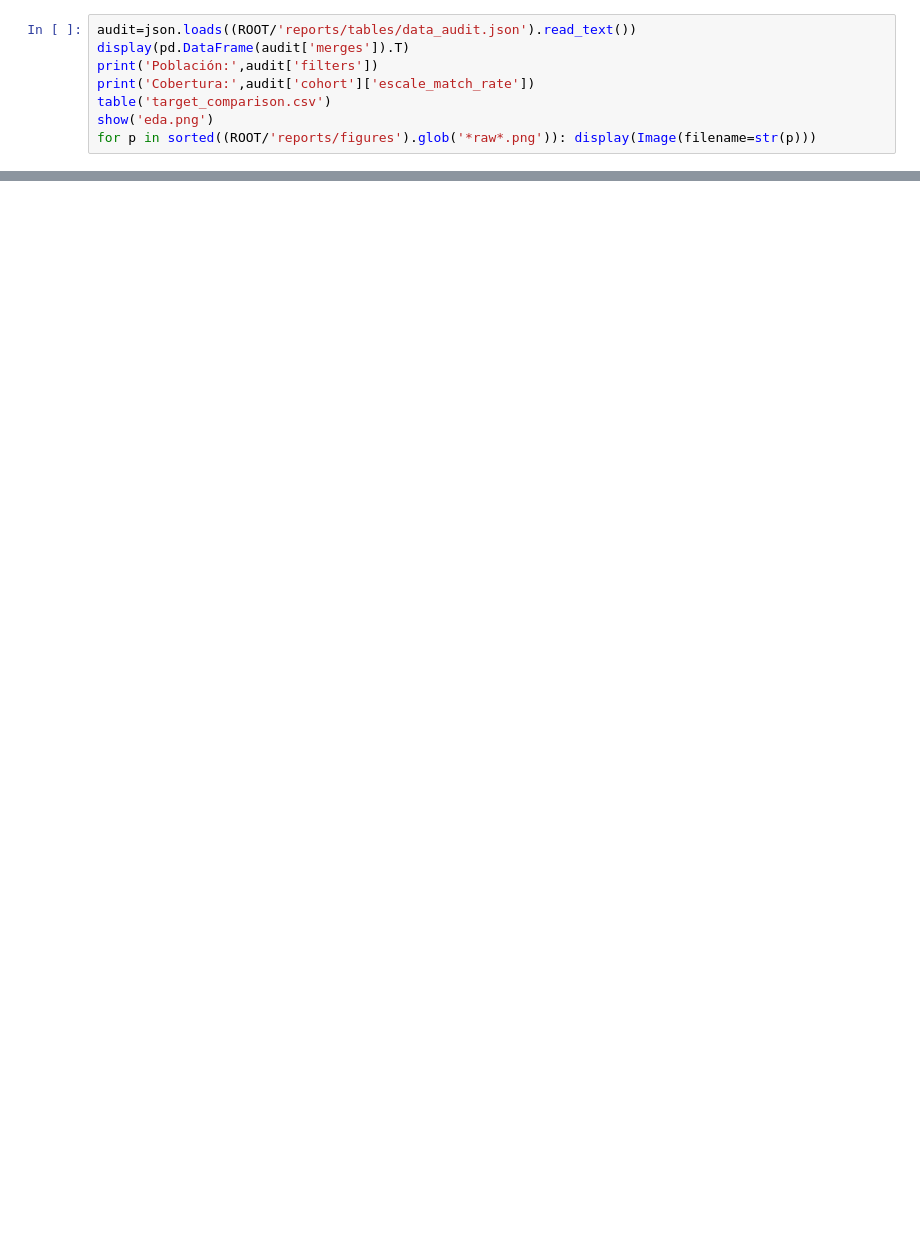
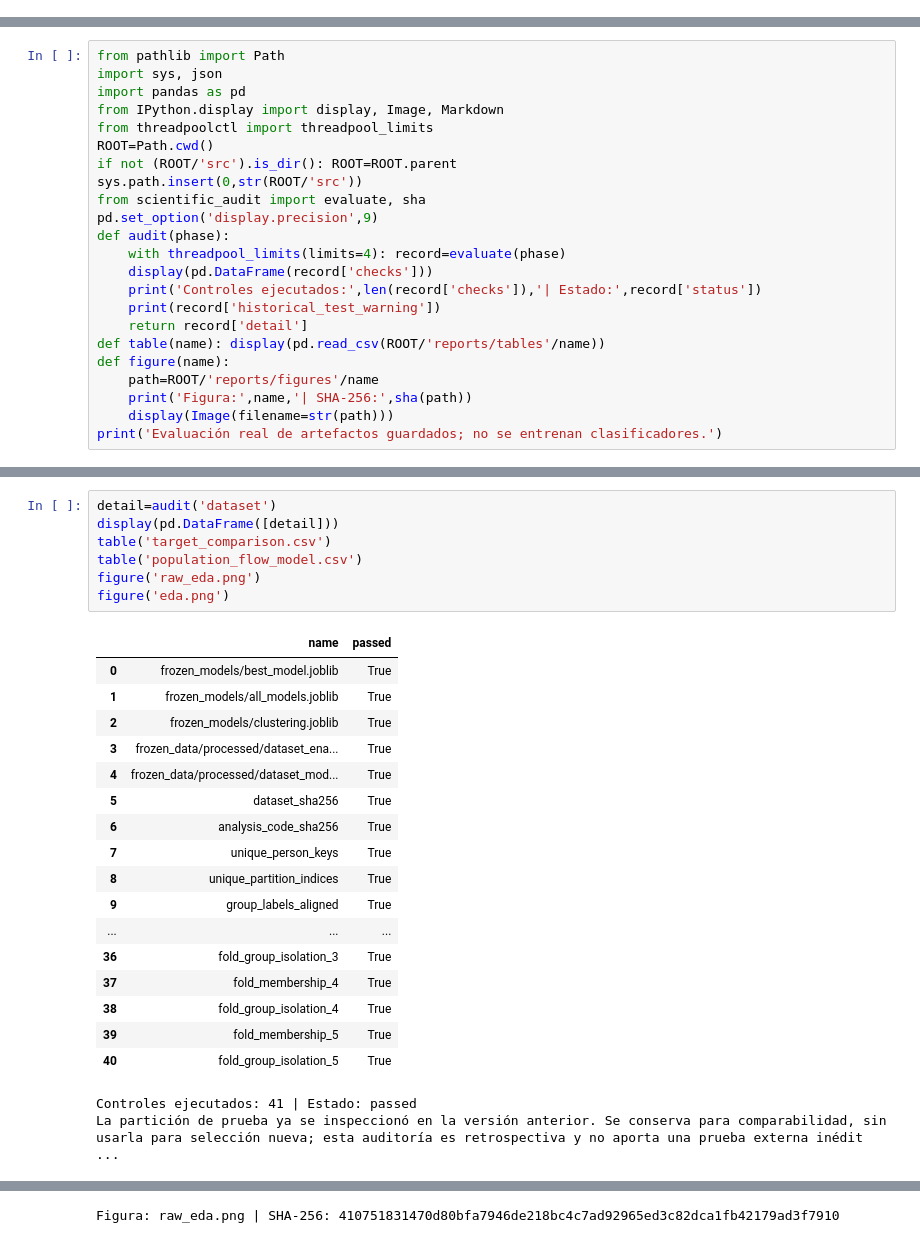
Before and after one commit to DanMayhuire/brecha-digital-peru-2025, a Jupyter notebook: notebooks/01_Ingenieria_Datos_EDA.ipynb, the cells around one changed output, grey strips where cells are left out. Cells and saved outputs as stored; diff of their text form; blank space fills up the shorter version.

```diff
--- a/notebooks/01_Ingenieria_Datos_EDA.ipynb
+++ b/notebooks/01_Ingenieria_Datos_EDA.ipynb
@@ -49,8 +0,0 @@ Se examinan valores faltantes, códigos de respuesta, unicidad de claves y cardi
-# %%
-audit=json.loads((ROOT/'reports/tables/data_audit.json').read_text())
-display(pd.DataFrame(audit['merges']).T)
-print('Población:',audit['filters'])
-print('Cobertura:',audit['cohort']['escale_match_rate'])
-table('target_comparison.csv')
-show('eda.png')
-for p in sorted((ROOT/'reports/figures').glob('*raw*.png')): display(Image(filename=str(p)))
@@ -175,0 +3,23 @@ La base integrada contiene 23 345 residentes de 6 a 17 años; la cohorte de mode
+# %%
+from pathlib import Path
+import sys, json
+import pandas as pd
+from IPython.display import display, Image, Markdown
+from threadpoolctl import threadpool_limits
+ROOT=Path.cwd()
+if not (ROOT/'src').is_dir(): ROOT=ROOT.parent
+sys.path.insert(0,str(ROOT/'src'))
+from scientific_audit import evaluate, sha
+pd.set_option('display.precision',9)
+def audit(phase):
+    with threadpool_limits(limits=4): record=evaluate(phase)
+    display(pd.DataFrame(record['checks']))
+    print('Controles ejecutados:',len(record['checks']),'| Estado:',record['status'])
+    print(record['historical_test_warning'])
+    return record['detail']
+def table(name): display(pd.read_csv(ROOT/'reports/tables'/name))
+def figure(name):
+    path=ROOT/'reports/figures'/name
+    print('Figura:',name,'| SHA-256:',sha(path))
+    display(Image(filename=str(path)))
+print('Evaluación real de artefactos guardados; no se entrenan clasificadores.')
@@ -175,0 +32,27 @@ La base integrada contiene 23 345 residentes de 6 a 17 años; la cohorte de mode
+# %%
+detail=audit('dataset')
+display(pd.DataFrame([detail]))
+table('target_comparison.csv')
+table('population_flow_model.csv')
+figure('raw_eda.png')
+figure('eda.png')
+# %% [output]
+|  | name | passed |
+| 0 | frozen_models/best_model.joblib | True |
+| 1 | frozen_models/all_models.joblib | True |
+| 2 | frozen_models/clustering.joblib | True |
+| 3 | frozen_data/processed/dataset_ena... | True |
+| 4 | frozen_data/processed/dataset_mod... | True |
+| 5 | dataset_sha256 | True |
+| 6 | analysis_code_sha256 | True |
+| 7 | unique_person_keys | True |
+| 8 | unique_partition_indices | True |
+| 9 | group_labels_aligned | True |
+| ... | ... | ... |
+| 36 | fold_group_isolation_3 | True |
+| 37 | fold_membership_4 | True |
+| 38 | fold_group_isolation_4 | True |
+| 39 | fold_membership_5 | True |
+| 40 | fold_group_isolation_5 | True |
+Controles ejecutados: 41 | Estado: passed
+La partición de prueba ya se inspeccionó en la versión anterior. Se conserva para comparabilidad, sin usarla para selección nueva; esta auditoría es retrospectiva y no aporta una prueba externa inédit ...
@@ -175,0 +74 @@ La base integrada contiene 23 345 residentes de 6 a 17 años; la cohorte de mode
+Figura: raw_eda.png | SHA-256: 410751831470d80bfa7946de218bc4c7ad92965ed3c82dca1fb42179ad3f7910
```
Also changed, not shown: parts of 12 cells of this notebook, 27 other files.
